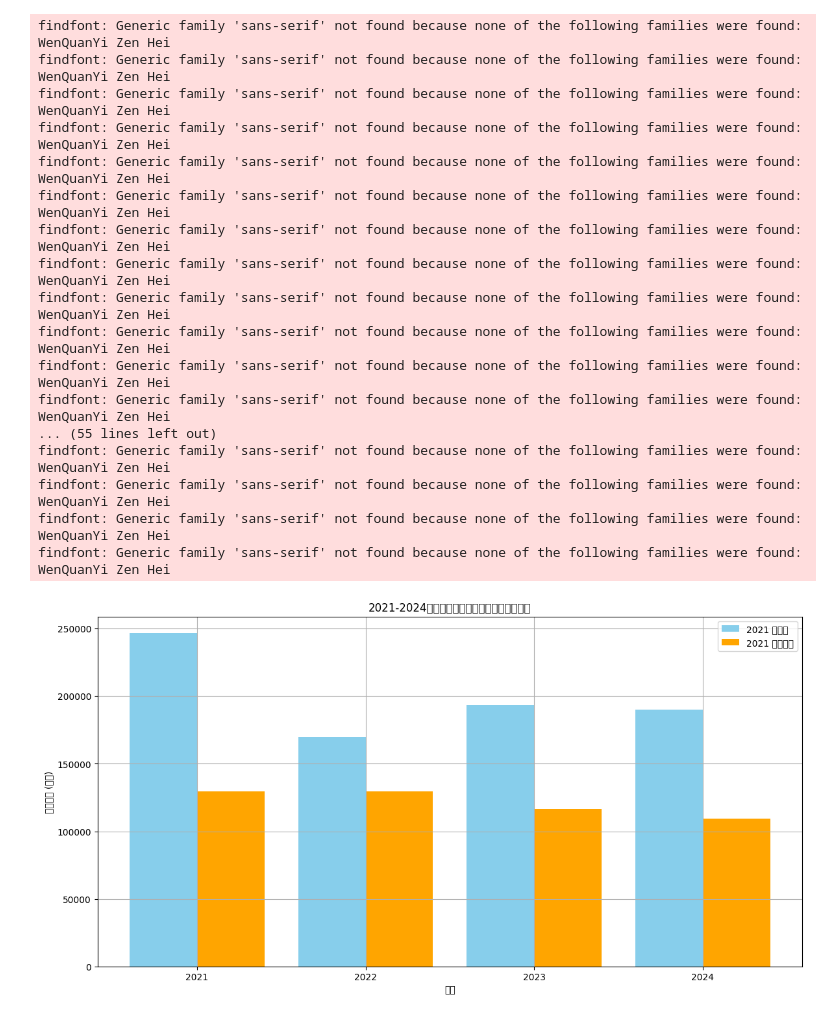
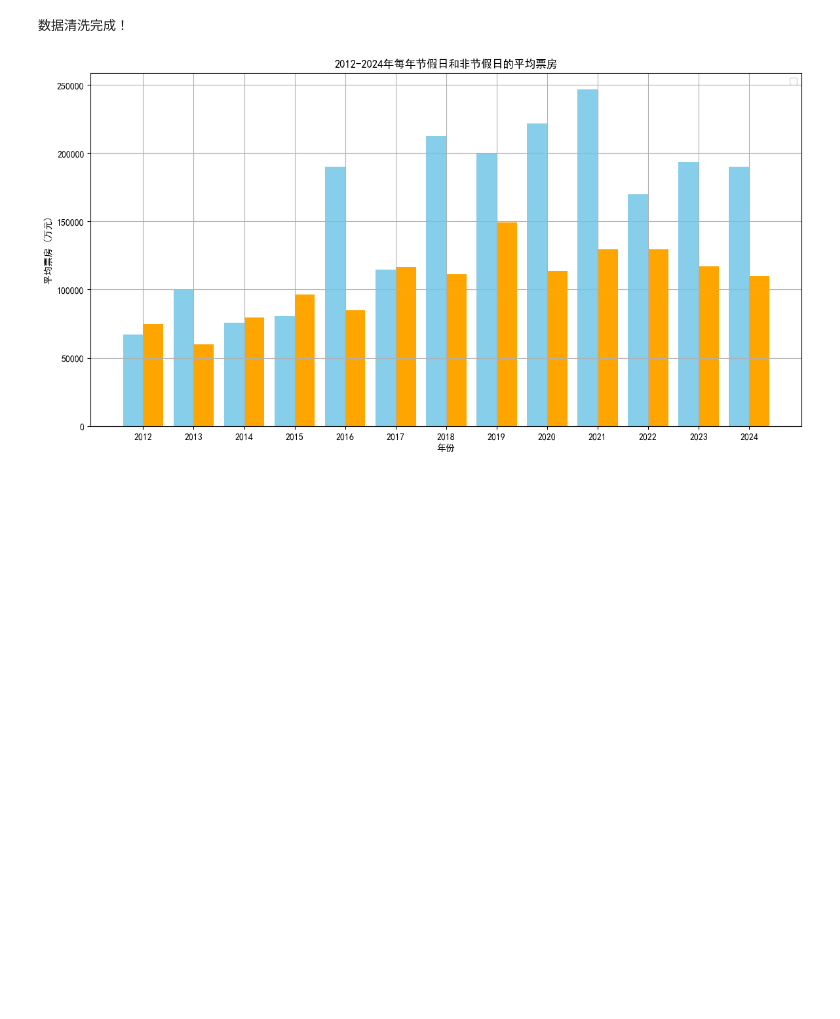
Before and after one commit to Steve5wutongyu6/MaoYan, a Jupyter notebook: sample.ipynb, the cells around one changed output. Cells and saved outputs as stored; diff of their text form; code cells hidden in the pictures; blank space fills up the shorter version.

```diff
--- a/sample.ipynb
+++ b/sample.ipynb
@@ -13,7 +13,7 @@ main_page = BeautifulSoup(text, "html.parser")  # 后面这个是html的解析
 # 使用BeautifulSoup对text进行解析
 div = main_page.find("div", attrs={"id": "ranks-list"})
 # 找到名为div且id为ranks-list的所有标签
-with open("MovieData.csv", mode="w", encoding="utf-8", newline='') as f:  # 创建一个名为MovieData.csv的文件，放在变量f中，且可以在其后面直接追加文字
+with open("MovieData-处理前.csv", mode="w", encoding="utf-8", newline='') as f:  # 创建一个名为MovieData.csv的文件，放在变量f中，且可以在其后面直接追加文字
     f.write("片名,上映日期,票房(万元),平均票价,场均人次\n")  # 写入表头
     uls = div.find_all('ul')
     # 找到div元素中所有名为ul的元素，并存储在uls变量中
@@ -255,3 +276,26 @@ if __name__ == '__main__':
+# %%
+# 节假日信息数据清洗，统一小长假表述方式
+import pandas as pd
+
+# 读取CSV文件
+filepath = 'holiday-处理前.csv'
+df = pd.read_csv(filepath)
+
+# 定义一个函数来统一表述
+def unify_holiday_name(holiday_name):
+    if '国庆节' in holiday_name and '中秋节' in holiday_name:
+        return '中秋/国庆节'
+    return holiday_name
+
+# 应用函数到'holiday_name'列
+df['holiday_name'] = df['holiday_name'].apply(unify_holiday_name)
+
+# 保存修改后的CSV文件
+df.to_csv('holiday-处理后.csv', index=False)
+
+print('数据清洗完成！')
+# %% [output]
+数据清洗完成！
 # %%
 import pandas as pd
 import matplotlib.pyplot as plt
@@ -259,66 +303,52 @@ from matplotlib import rcParams
 from datetime import datetime
 
 # 设置中文字体
-rcParams['font.sans-serif'] = ['WenQuanYi Zen Hei']
+rcParams['font.sans-serif'] = ['SimHei']
 rcParams['axes.unicode_minus'] = False  # 解决负号显示问题
 
 # 1. 数据加载
-movie_df = pd.read_csv('MovieAfter2021.csv')
-holiday_df = pd.read_csv('holiday.csv')
+movie_df = pd.read_csv('MovieData-处理后.csv')
+holiday_df = pd.read_csv('holiday-处理后.csv')
 
 # 2. 数据预处理
 # 将上映日期转换为datetime格式
 movie_df['上映日期'] = pd.to_datetime(movie_df['上映日期'])
 
 # 将period_id转换为datetime格式
 holiday_df['period_id'] = pd.to_datetime(holiday_df['period_id'], format='%Y%m%d')
 
 # 3. 数据分析
 # 创建一个列来标记电影上映日期是否为法定节假日
 movie_df['is_holiday'] = movie_df['上映日期'].apply(lambda x: 1 if x in holiday_df[holiday_df['is_holiday'] == 1]['period_id'].values else 0)
 
 # 按年份和是否为法定节假日分组，计算平均票房
 grouped = movie_df.groupby([movie_df['上映日期'].dt.year, 'is_holiday'])['票房(万元)'].mean().reset_index()
 
 # 4. 数据可视化
 # 设置图形大小
 plt.figure(figsize=(14, 7))
 
 # 绘制每年节假日和非节假日的平均票房
 for year in grouped['上映日期'].unique():
     holiday_data = grouped[(grouped['上映日期'] == year) & (grouped['is_holiday'] == 1)]
     non_holiday_data = grouped[(grouped['上映日期'] == year) & (grouped['is_holiday'] == 0)]
 
-    plt.bar(year - 0.2, holiday_data['票房(万元)'].values[0], width=0.4, label=f'{year} 节假日' if year == 2021 else '', color='skyblue')
-    plt.bar(year + 0.2, non_holiday_data['票房(万元)'].values[0], width=0.4, label=f'{year} 非节假日' if year == 2021 else '', color='orange')
+    if not holiday_data.empty:
+        plt.bar(year - 0.2, holiday_data['票房(万元)'].values[0], width=0.4, label=f'{year} 节假日' if year == 2010 else '', color='skyblue')
+
+    if not non_holiday_data.empty:
+        plt.bar(year + 0.2, non_holiday_data['票房(万元)'].values[0], width=0.4, label=f'{year} 非节假日' if year == 2010 else '', color='orange')
 
 # 添加标题和标签
-plt.title('2021-2024年每年节假日和非节假日的平均票房')
+plt.title('2012-2024年每年节假日和非节假日的平均票房')
 plt.xlabel('年份')
 plt.ylabel('平均票房 (万元)')
-plt.xticks(range(2021, 2025))
+plt.xticks(range(2012, 2025))
 plt.legend()
 plt.grid(True)
 plt.show()
 # %% [output]
-findfont: Generic family 'sans-serif' not found because none of the following families were found: WenQuanYi Zen Hei
-findfont: Generic family 'sans-serif' not found because none of the following families were found: WenQuanYi Zen Hei
-findfont: Generic family 'sans-serif' not found because none of the following families were found: WenQuanYi Zen Hei
-findfont: Generic family 'sans-serif' not found because none of the following families were found: WenQuanYi Zen Hei
-findfont: Generic family 'sans-serif' not found because none of the following families were found: WenQuanYi Zen Hei
-findfont: Generic family 'sans-serif' not found because none of the following families were found: WenQuanYi Zen Hei
-findfont: Generic family 'sans-serif' not found because none of the following families were found: WenQuanYi Zen Hei
-findfont: Generic family 'sans-serif' not found because none of the following families were found: WenQuanYi Zen Hei
-findfont: Generic family 'sans-serif' not found because none of the following families were found: WenQuanYi Zen Hei
-findfont: Generic family 'sans-serif' not found because none of the following families were found: WenQuanYi Zen Hei
-findfont: Generic family 'sans-serif' not found because none of the following families were found: WenQuanYi Zen Hei
-findfont: Generic family 'sans-serif' not found because none of the following families were found: WenQuanYi Zen Hei
-... (55 lines left out)
-findfont: Generic family 'sans-serif' not found because none of the following families were found: WenQuanYi Zen Hei
-findfont: Generic family 'sans-serif' not found because none of the following families were found: WenQuanYi Zen Hei
-findfont: Generic family 'sans-serif' not found because none of the following families were found: WenQuanYi Zen Hei
-findfont: Generic family 'sans-serif' not found because none of the following families were found: WenQuanYi Zen Hei
-[figure, old version]
+[figure, new version]
 # %%
 import pandas as pd
 import matplotlib.pyplot as plt
```
Also changed, not shown: parts of 7 cells of this notebook, 7 other files.
